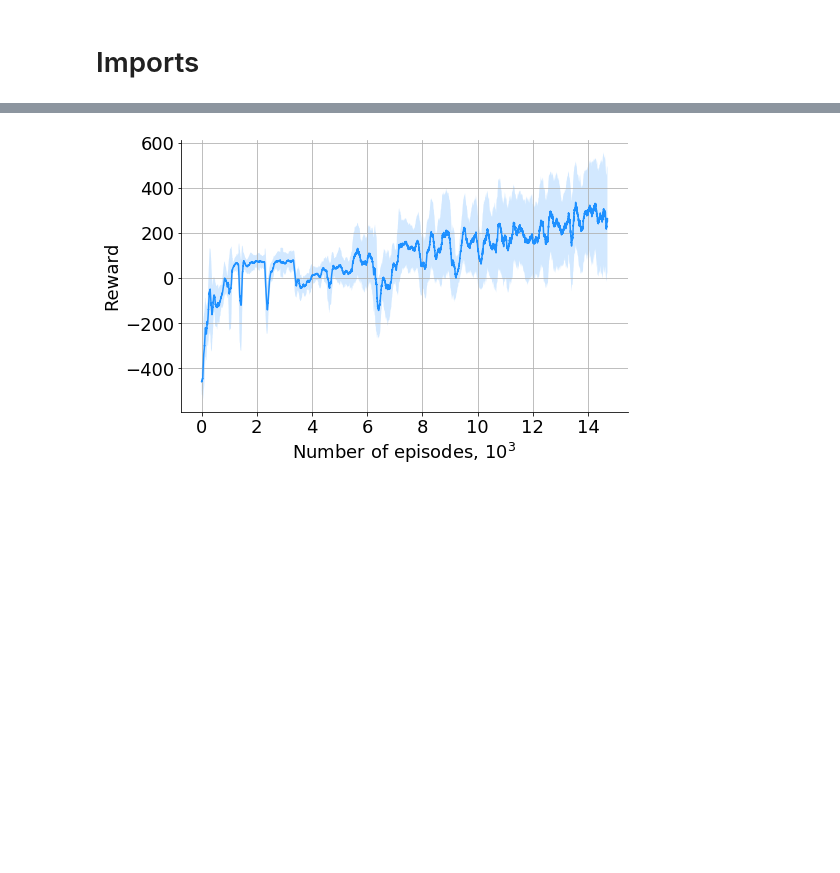
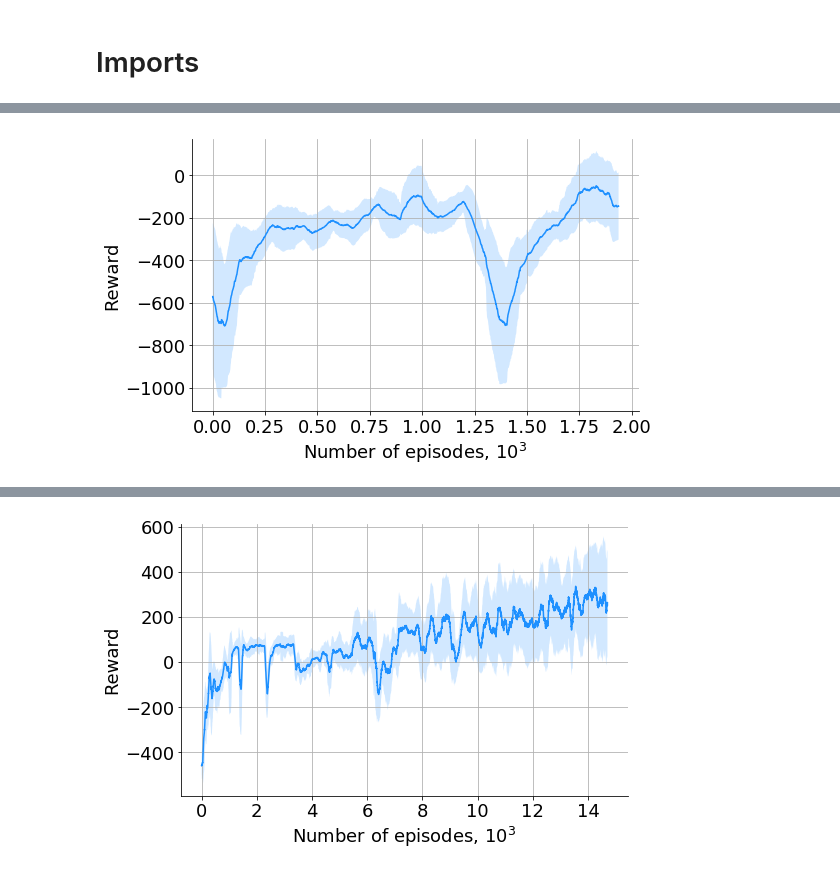
Before and after one commit to parilo/tars-rl, a Jupyter notebook: plot_performance.ipynb, the cells around one changed output, grey strips where cells are left out. Cells and saved outputs as stored; diff of their text form; code cells hidden in the pictures; blank space fills up the shorter version.

```diff
--- a/plot_performance.ipynb
+++ b/plot_performance.ipynb
@@ -68,0 +53,6 @@ def plot_performance(r, num_agents=40):
+# %%
+r = np.loadtxt('results/lunar_lander-hist_len3-frame_skip1-critic-64-64-relu-agent-32-32-tanh-agents4-reward-scale-001-sync_episode_rewards.txt')
+indices = np.where(r[:,0]<20)
+plot_means_and_stdevs([r[:,2][indices]], tau=100, x_scale=1000, y_scale=100, save=False)
+# %% [output]
+[figure, added]
```
Also changed, not shown: parts of 19 cells of this notebook, 1 other file.
